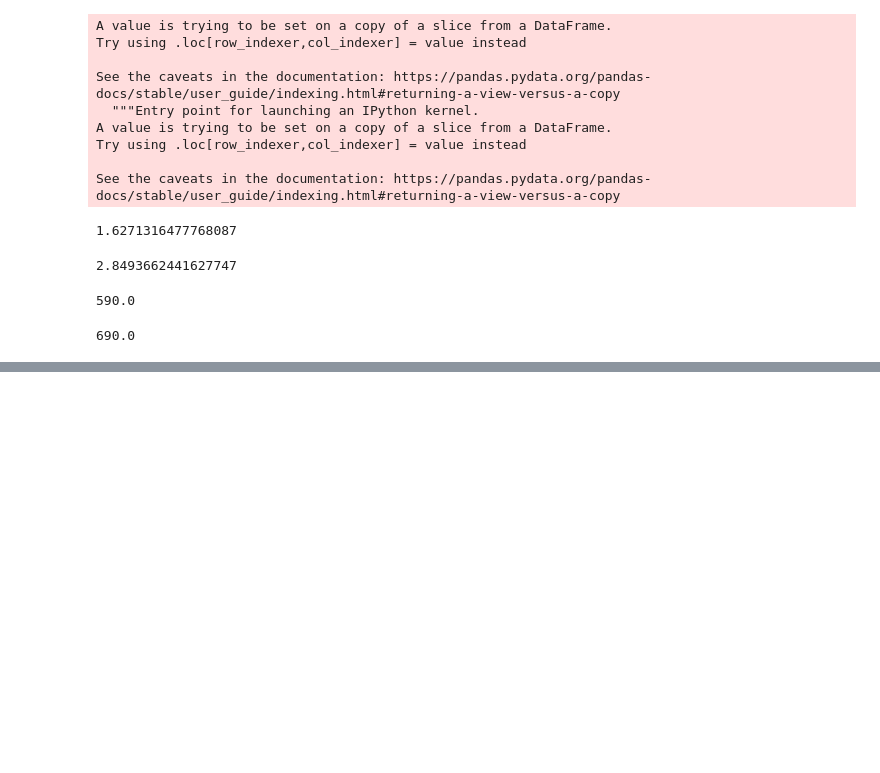
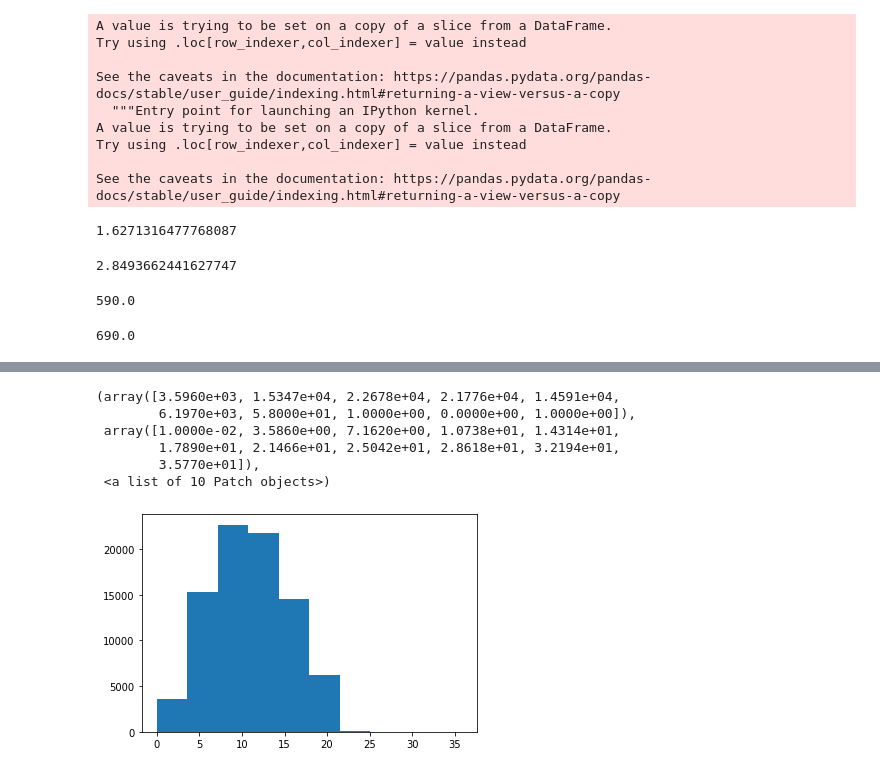
Before and after one commit to Wichaelian/citadel-summer-invitational22, a Jupyter notebook: notebooks/Datathon Exploration-Michael.ipynb, the cells around one changed output, grey strips where cells are left out. Saved outputs shown, nothing was run; the diff lists cells and outputs as text; code cells hidden in the pictures; blank space fills up the shorter version.

```diff
--- a/notebooks/Datathon Exploration-Michael.ipynb
+++ b/notebooks/Datathon Exploration-Michael.ipynb
@@ -105,0 +121,10 @@ NameError: name 'sdart60' is not defined
+# %%
+plt.hist(sdart60["Payment to Income Ratio"], bins=10)
+# %% [output]
+(array([3.5960e+03, 1.5347e+04, 2.2678e+04, 2.1776e+04, 1.4591e+04,
+        6.1970e+03, 5.8000e+01, 1.0000e+00, 0.0000e+00, 1.0000e+00]),
+ array([1.0000e-02, 3.5860e+00, 7.1620e+00, 1.0738e+01, 1.4314e+01,
+        1.7890e+01, 2.1466e+01, 2.5042e+01, 2.8618e+01, 3.2194e+01,
+        3.5770e+01]),
+ <a list of 10 Patch objects>)
+[figure, added]
```
Also changed, not shown: parts of 11 cells of this notebook.
